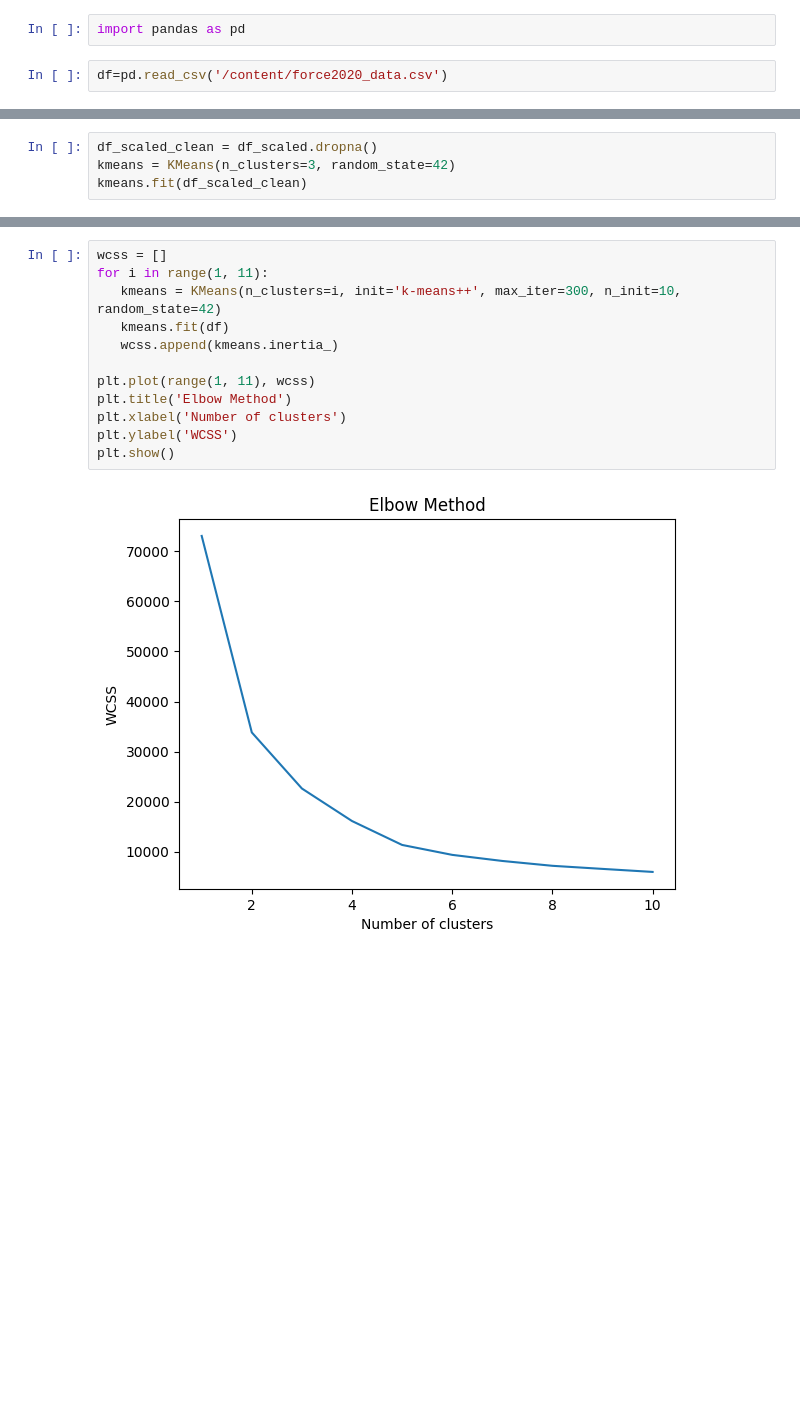
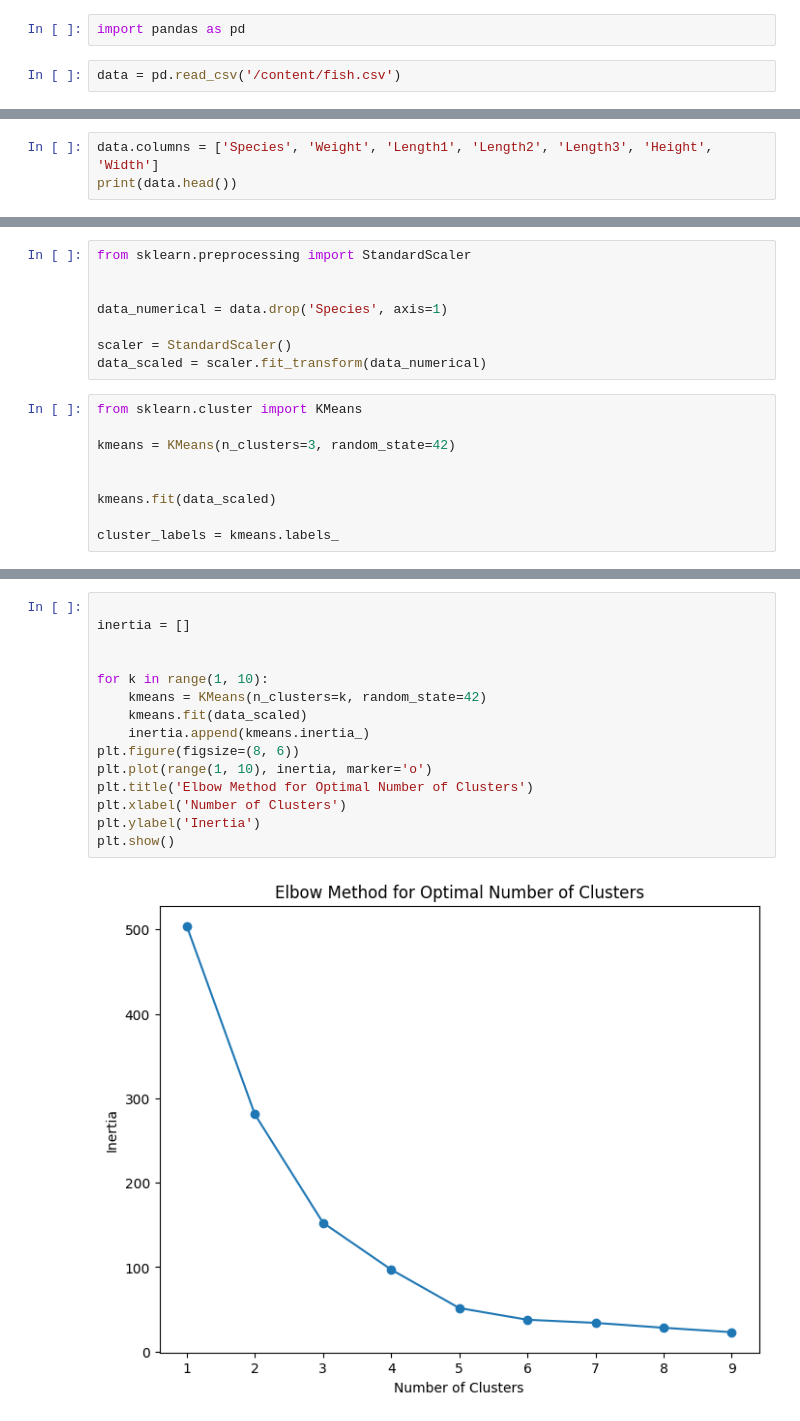
Before and after one commit to AsnaNavas/python-programs, a Jupyter notebook: unsupervised_learning.ipynb, the cells around one changed output, grey strips where cells are left out. Drawn from its saved outputs; the diff is of its cells as text; blank space fills up the shorter version.

```diff
--- a/unsupervised_learning.ipynb
+++ b/unsupervised_learning.ipynb
@@ -3,4 +24,4 @@
 # %%
 import pandas as pd
 # %%
-df=pd.read_csv('/content/force2020_data.csv')
+data = pd.read_csv('/content/fish.csv')
@@ -116,0 +37,3 @@ df_scaled
+# %%
+data.columns = ['Species', 'Weight', 'Length1', 'Length2', 'Length3', 'Height', 'Width']
+print(data.head())
@@ -117,4 +47,17 @@ df_scaled
+# %%
+from sklearn.preprocessing import StandardScaler
+
+
+data_numerical = data.drop('Species', axis=1)
+
+scaler = StandardScaler()
+data_scaled = scaler.fit_transform(data_numerical)
 # %%
-df_scaled_clean = df_scaled.dropna()
+from sklearn.cluster import KMeans
+
 kmeans = KMeans(n_clusters=3, random_state=42)
-kmeans.fit(df_scaled_clean)
+
+
+kmeans.fit(data_scaled)
+
+cluster_labels = kmeans.labels_
@@ -137,14 +77,17 @@ array([0, 0, 0, ..., 1, 1, 1], dtype=int32)
 # %%
-wcss = []
-for i in range(1, 11):
-   kmeans = KMeans(n_clusters=i, init='k-means++', max_iter=300, n_init=10, random_state=42)
-   kmeans.fit(df)
-   wcss.append(kmeans.inertia_)
 
-plt.plot(range(1, 11), wcss)
-plt.title('Elbow Method')
-plt.xlabel('Number of clusters')
-plt.ylabel('WCSS')
+inertia = []
+
+
+for k in range(1, 10):
+    kmeans = KMeans(n_clusters=k, random_state=42)
+    kmeans.fit(data_scaled)
+    inertia.append(kmeans.inertia_)
+plt.figure(figsize=(8, 6))
+plt.plot(range(1, 10), inertia, marker='o')
+plt.title('Elbow Method for Optimal Number of Clusters')
+plt.xlabel('Number of Clusters')
+plt.ylabel('Inertia')
 plt.show()
 # %% [output]
-[figure, old version]
+[figure, new version]
```
Also changed, not shown: parts of 28 cells of this notebook.
